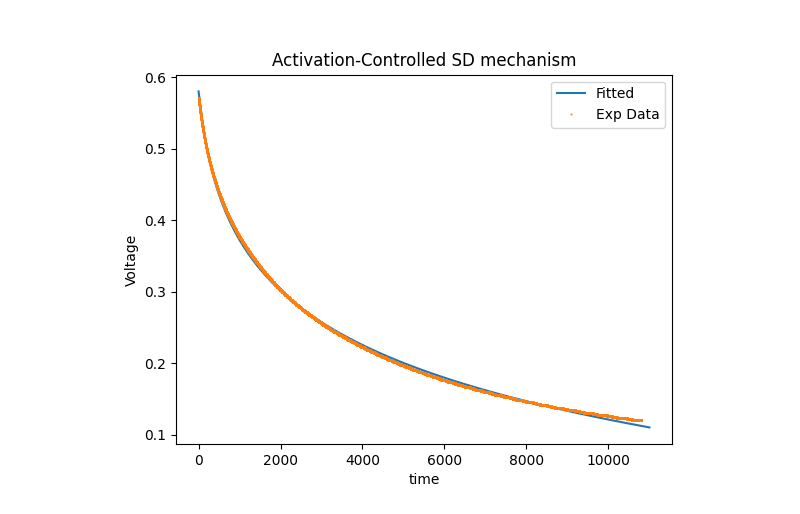
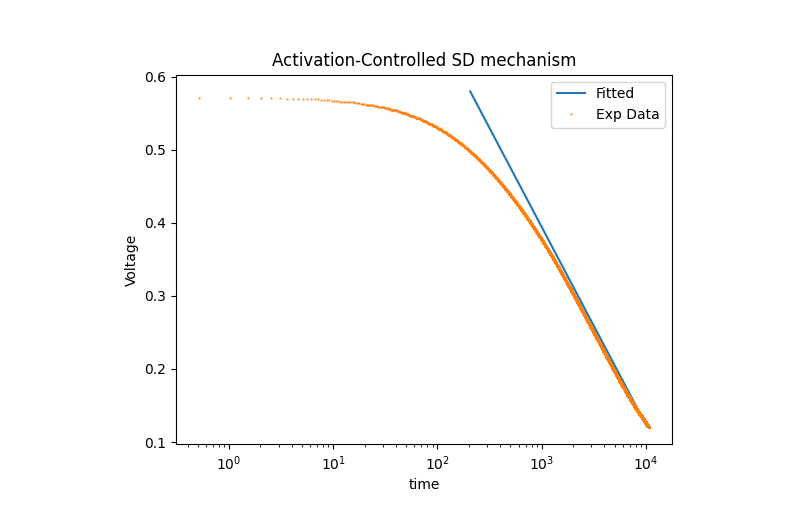
Before and after one commit to Yugal0/SuperCap, a Jupyter notebook: fit super cap.ipynb, the cells around one changed output. Saved outputs shown, nothing was run; the diff lists cells and outputs as text; code cells hidden in the pictures.

```diff
--- a/fit super cap.ipynb
+++ b/fit super cap.ipynb
@@ -64,14 +65,15 @@ ydata=V
 popt, pcov=so.curve_fit(AC_func,xdata,ydata,bounds=(0,[np.inf,np.inf,np.inf,1]))
 popt
 
-x=np.linspace(1,11000,100)
+x=np.logspace(0,4,100)
 V1=AC_func(x,popt[0],popt[1],popt[2],popt[3])
 
 fig22, ax3= plt.subplots()
-ax3.plot(x,V1)
+ax3.plot(x+popt[0]*popt[2]/popt[1],V1)
 ax3.plot(xdata,ydata,".",ms=1)
 ax3.legend(["Fitted","Exp Data"])
 ax3.set_xlabel("time")
+ax3.set_xscale("log")
 ax3.set_ylabel("Voltage")
 ax3.set_title("Activation-Controlled SD mechanism")
 
@@ -87,4 +89,4 @@ alpha 0.21836316772066164
-[figure, old version]
+[figure, new version]
 # %%
 def LC_func(t,Rle,Cdl,V0):
     V=np.exp(np.log(V0)-t/(Rle*Cdl))
```
Also changed, not shown: parts of 4 cells of this notebook.
